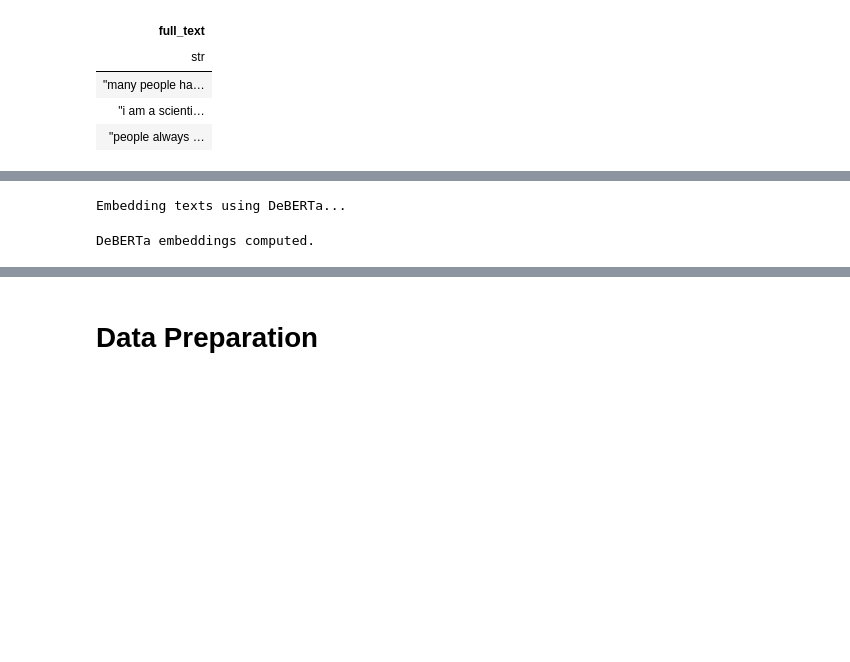
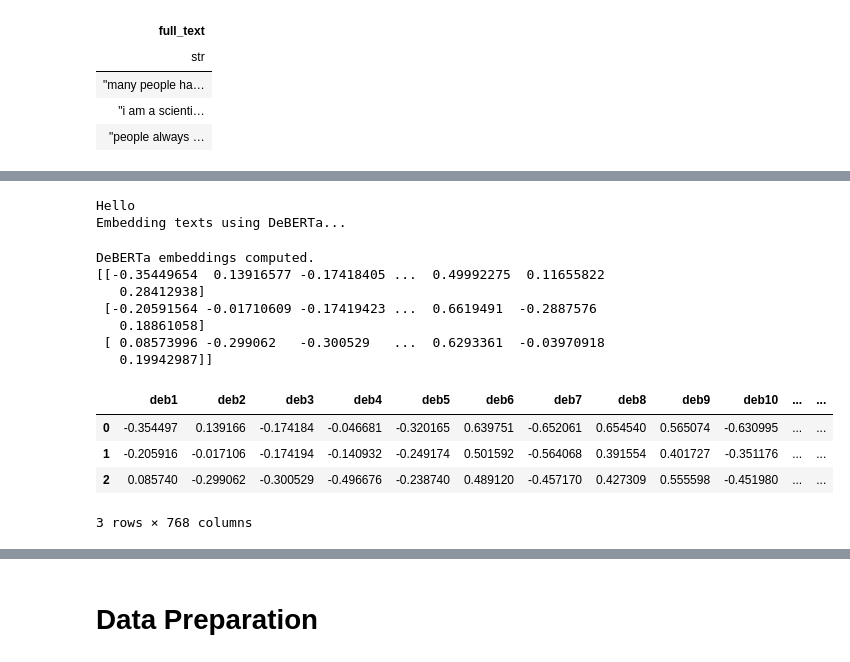
Before and after one commit to rinkusahu1/Kaggle_Practice_ML, a Jupyter notebook: automated_essay_score.ipynb, the cells around one changed output, grey strips where cells are left out. Drawn from its saved outputs; the diff is of its cells as text; code cells hidden in the pictures; blank space fills up the shorter version.

```diff
--- a/automated_essay_score.ipynb
+++ b/automated_essay_score.ipynb
@@ -832,3 +838,7 @@ test.head()
 # %%
-columns = [(pl.col("full_text").apply(extract_paragraphs).alias("paragraph"))]
-test = pl.from_pandas(test).with_columns([pl.col("full_text").apply(remove_duplicates)])
+try:
+    columns = [(pl.col("full_text").apply(extract_paragraphs).alias("paragraph"))]
+    test = pl.from_pandas(test).with_columns([pl.col("full_text").apply(remove_duplicates)])
+    test = test.with_columns(columns)
+except Exception as e:
+    logging.error(f"Error during conversion to polars dataframe and removal of duplicates: {e}")
@@ -1005,17 +1072,39 @@ shape: (3,)
 # %%
-embeddings_test = embedder.embed(processed__test_df.to_list())
-num_columns_test = len(embeddings_test[0])
-column_names = [f'deb{i+1}' for i in range(num_columns_test)]
+embedding_df_test = None
+try:
+    print("Hello")
+    logging.info(f"bedrta embedding start: ")
+    embeddings_test = embedder.embed(processed__test_df.to_list())
+    print(embeddings_test)
+    num_columns_test = len(embeddings_test[0])
+    column_names = [f'deb{i+1}' for i in range(num_columns_test)]
 
-# Convert 2D list to DataFrame
-embedding_df_test = pd.DataFrame(embeddings_test, columns=column_names)
+    # Convert 2D list to DataFrame
+    embedding_df_test = pd.DataFrame(embeddings_test, columns=column_names)
+except Exception as e:
+    logging.error(f"Error during embedding deberta: {e}")
 # %% [output]
+Hello
 Embedding texts using DeBERTa...
 DeBERTa embeddings computed.
+[[-0.35449654  0.13916577 -0.17418405 ...  0.49992275  0.11655822
+   0.28412938]
+ [-0.20591564 -0.01710609 -0.17419423 ...  0.6619491  -0.2887576
+   0.18861058]
+ [ 0.08573996 -0.299062   -0.300529   ...  0.6293361  -0.03970918
+   0.19942987]]
 # %%
 #embedding_df_test.to_csv('embedding_df_test.csv',index=False)
 # %%
 # preprocessed_test_df = pd.read_csv('/kaggle/input/processed-test-and-train/test_preprocessed.csv')
+# %%
+embedding_df_test
+# %% [output]
+|  | deb1 | deb2 | deb3 | deb4 | deb5 | deb6 | deb7 | deb8 | deb9 | deb10 | ... | ... |
+| 0 | -0.354497 | 0.139166 | -0.174184 | -0.046681 | -0.320165 | 0.639751 | -0.652061 | 0.654540 | 0.565074 | -0.630995 | ... | ... |
+| 1 | -0.205916 | -0.017106 | -0.174194 | -0.140932 | -0.249174 | 0.501592 | -0.564068 | 0.391554 | 0.401727 | -0.351176 | ... | ... |
+| 2 | 0.085740 | -0.299062 | -0.300529 | -0.496676 | -0.238740 | 0.489120 | -0.457170 | 0.427309 | 0.555598 | -0.451980 | ... | ... |
+3 rows × 768 columns
 # %%
 merged_test = pd.concat([test_features,embedding_df_test ], axis=1)
 # %%
```
Also changed, not shown: parts of 11 cells of this notebook.
